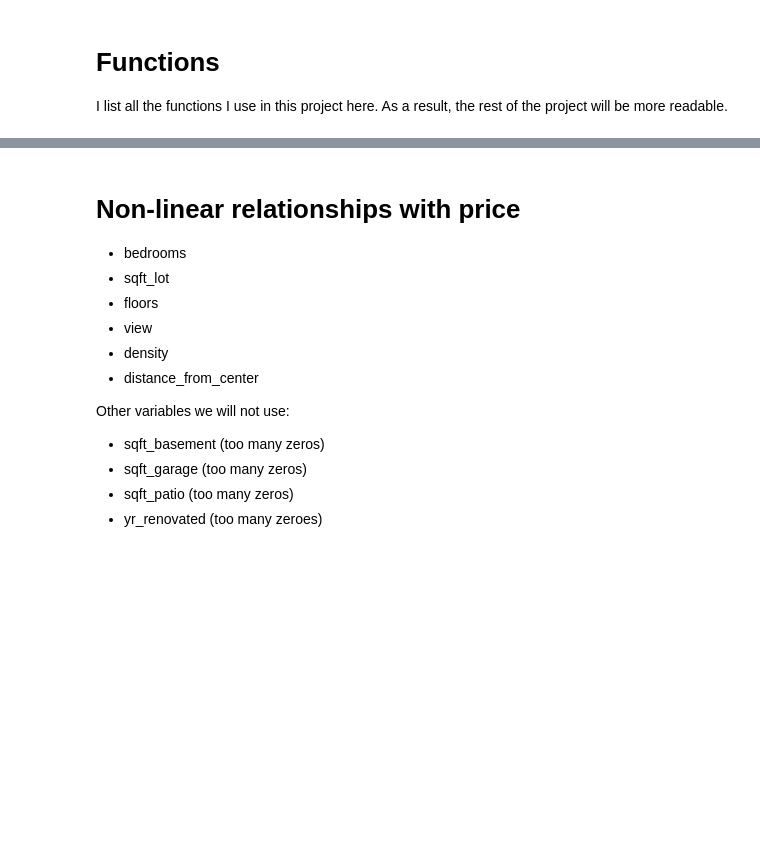
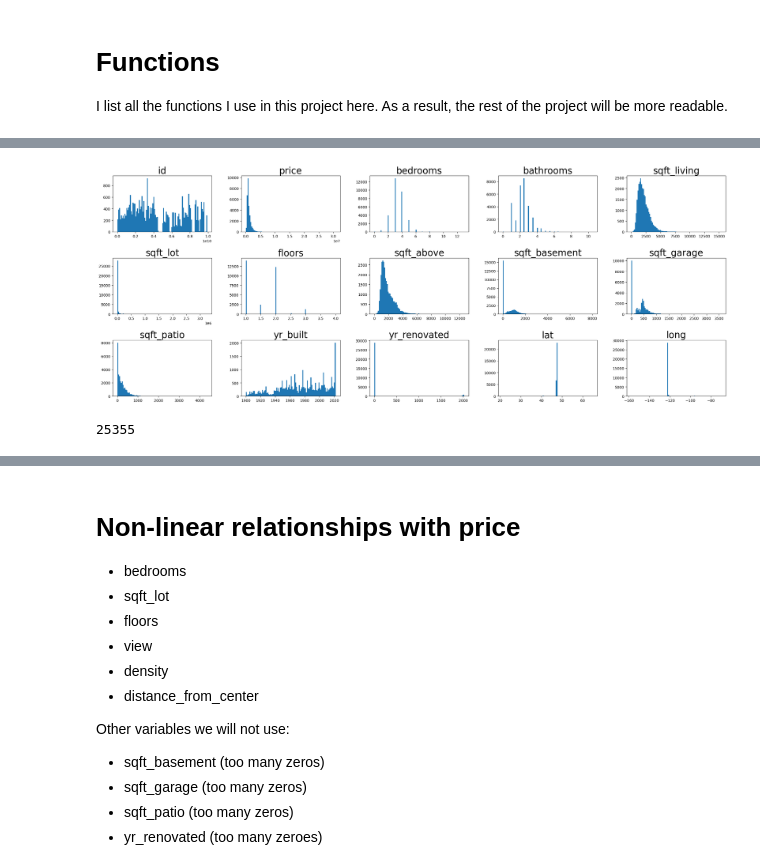
Before and after one commit to Jellohub/phase2_project, a Jupyter notebook: Notebook.ipynb, the cells around one changed output, grey strips where cells are left out. Cells and saved outputs as stored; diff of their text form; code cells hidden in the pictures; blank space fills up the shorter version.

```diff
--- a/Notebook.ipynb
+++ b/Notebook.ipynb
@@ -48,16 +36,19 @@ def scatter(df, cols):
             break
 # %%
 def hist(df, cols):
-    fig, ax = plt.subplots(1,5, figsize=(25,5))
+    fig, ax = plt.subplots(3,5, figsize=(25,10))
     fig.tight_layout(pad=5.0)
 
-    for i in range(5):
+    for i in range(15):
 
         row = i//5
         col=i%5
 
-        ax[i].hist(df[cols[i]], bins=100)
-        ax[i].set_title(cols[i], size=25)
+        try:
+            ax[row][col].hist(df[cols[i]], bins=100)
+            ax[row][col].set_title(cols[i], size=25)
+        except:
+            break
 # %%
 def value_counts(df):
 
@@ -84,3 +153,8 @@ def variable_strength(df, var_list):
+# %%
+numerics = houses.select_dtypes(['int64', 'float64'])
+hist(numerics, numerics.columns)
+# %% [output]
+[figure, added]
 # %%
 houses = \
 houses[
@@ -99,3 +174,7 @@ houses[
 ]
 # %%
 houses = value_counts(houses)
+# %%
+len(houses)
+# %% [output]
+25355
```
Also changed, not shown: parts of 65 cells of this notebook.
